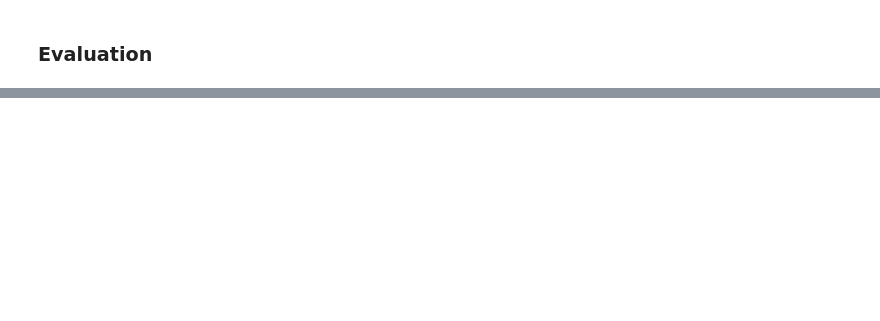
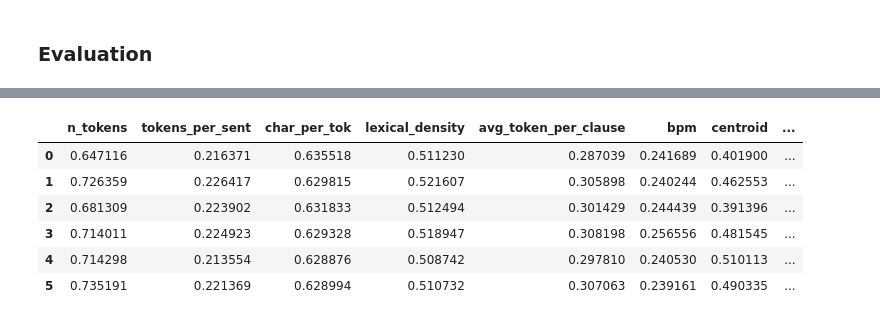
Before and after one commit to abderrahmane-salmi/UNIPI-Data-Mining-Project, a Jupyter notebook: task2/03_clustering_analysis.ipynb, the cells around one changed output, grey strips where cells are left out. Cells and saved outputs as stored; diff of their text form; code cells hidden in the pictures; blank space fills up the shorter version.

```diff
--- a/task2/03_clustering_analysis.ipynb
+++ b/task2/03_clustering_analysis.ipynb
@@ -293,0 +328,15 @@ Silhouette Score (MinMax): 0.606
+# %%
+import pandas as pd
+import numpy as np
+
+# Get cluster centroids in scaled space
+centroids = kmeans.cluster_centers_
+
+# Create a DataFrame for easier reading
+centroids_df = pd.DataFrame(centroids, columns=X.columns)
+
+# Compute variance of each column across cluster centers
+feature_importance = centroids_df.var(axis=0).sort_values(ascending=False)
+
+print("Feature importance based on centroid variance:")
+print(feature_importance)
@@ -293,0 +363,10 @@ Silhouette Score (MinMax): 0.606
+# %%
+centroids_df
+# %% [output]
+|  | n_tokens | tokens_per_sent | char_per_tok | lexical_density | avg_token_per_clause | bpm | centroid | ... |
+| 0 | 0.647116 | 0.216371 | 0.635518 | 0.511230 | 0.287039 | 0.241689 | 0.401900 | ... |
+| 1 | 0.726359 | 0.226417 | 0.629815 | 0.521607 | 0.305898 | 0.240244 | 0.462553 | ... |
+| 2 | 0.681309 | 0.223902 | 0.631833 | 0.512494 | 0.301429 | 0.244439 | 0.391396 | ... |
+| 3 | 0.714011 | 0.224923 | 0.629328 | 0.518947 | 0.308198 | 0.256556 | 0.481545 | ... |
+| 4 | 0.714298 | 0.213554 | 0.628876 | 0.508742 | 0.297810 | 0.240530 | 0.510113 | ... |
+| 5 | 0.735191 | 0.221369 | 0.628994 | 0.510732 | 0.307063 | 0.239161 | 0.490335 | ... |
```
Also changed, not shown: parts of 10 cells of this notebook.
